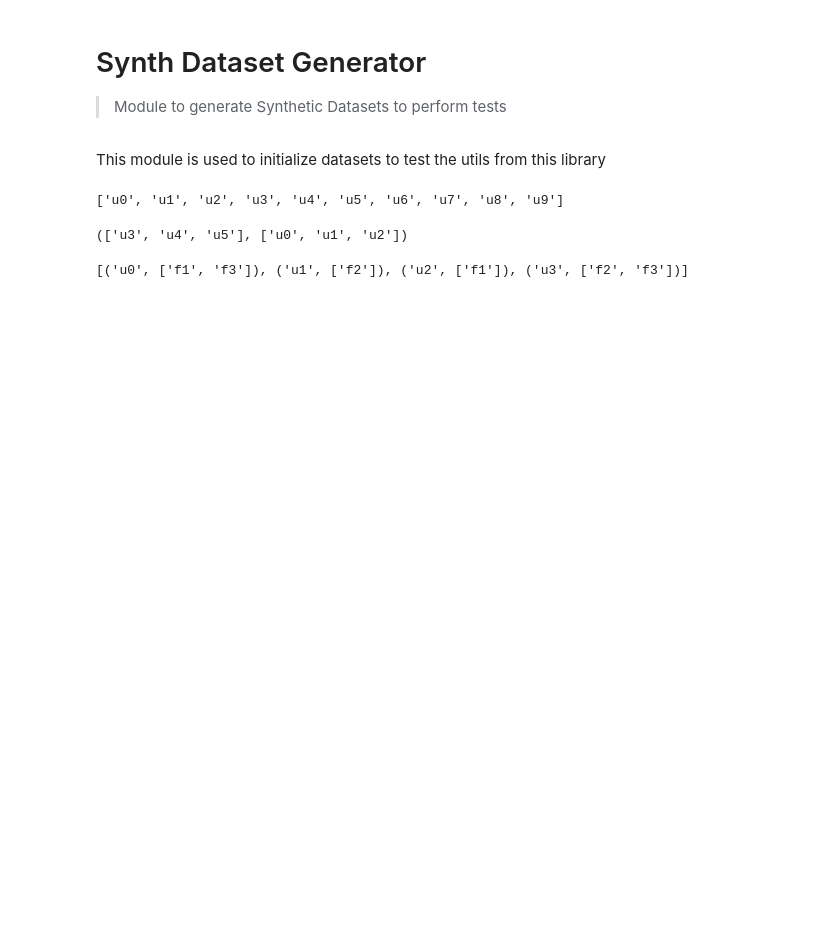
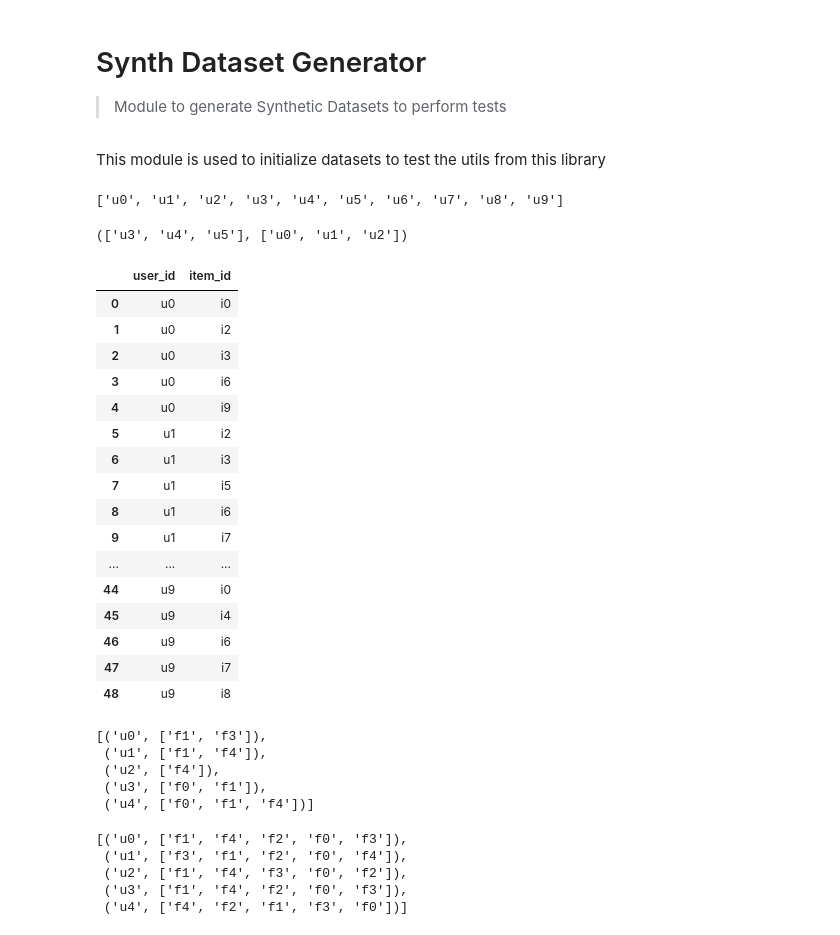
Before and after one commit to sgaseretto/hybrec, a Jupyter notebook: notebooks/01_synth_dataset.ipynb, the cells around one changed output. Cells and saved outputs as stored; diff of their text form; code cells hidden in the pictures; blank space fills up the shorter version.

```diff
--- a/notebooks/01_synth_dataset.ipynb
+++ b/notebooks/01_synth_dataset.ipynb
@@ -124,5 +179,24 @@ def build_interactions(l1:list,
 # %%
 # hide
-test_interactions = build_interactions(gen_values(prefix='u'), gen_values(prefix='i'))
+test_interactions = gen_interactions(gen_values(prefix='u'), gen_values(prefix='i'))
+test_interactions
+# %% [output]
+|  | user_id | item_id |
+| 0 | u0 | i0 |
+| 1 | u0 | i2 |
+| 2 | u0 | i3 |
+| 3 | u0 | i6 |
+| 4 | u0 | i9 |
+| 5 | u1 | i2 |
+| 6 | u1 | i3 |
+| 7 | u1 | i5 |
+| 8 | u1 | i6 |
+| 9 | u1 | i7 |
+| ... | ... | ... |
+| 44 | u9 | i0 |
+| 45 | u9 | i4 |
+| 46 | u9 | i6 |
+| 47 | u9 | i7 |
+| 48 | u9 | i8 |
 # %%
 # export
@@ -140,16 +214,36 @@ def build_metadata_from_df(metadata_interactions_df:pd.DataFrame, element_id_col
     return tuples
 # %%
 # hide
-user_metadata = build_interactions(gen_values(n_values=4, prefix='u'),
-                   gen_values(n_values=4, prefix='f'),
+user_metadata = gen_interactions(gen_values(n_values=5, prefix='u'),
+                   gen_values(n_values=5, prefix='f'),
                    l1_col_name='user_id',
                    l2_col_name='metadata_id',
                    sparsity=0.5
                   )
 
-build_metadata_from_df(user_metadata, 'user_id', 'metadata_id')
+gen_metadata_from_df(user_metadata, 'user_id', 'metadata_id')
 # %% [output]
-[('u0', ['f1', 'f3']), ('u1', ['f2']), ('u2', ['f1']), ('u3', ['f2', 'f3'])]
+[('u0', ['f1', 'f3']),
+ ('u1', ['f1', 'f4']),
+ ('u2', ['f4']),
+ ('u3', ['f0', 'f1']),
+ ('u4', ['f0', 'f1', 'f4'])]
+# %%
+# hide
+user_metadata = gen_interactions(gen_values(n_values=5, prefix='u'),
+                   gen_values(n_values=5, prefix='f'),
+                   l1_col_name='user_id',
+                   l2_col_name='metadata_id',
+                   fixed_length=10
+                  )
+
+gen_metadata_from_df(user_metadata, 'user_id', 'metadata_id')
+# %% [output]
+[('u0', ['f1', 'f4', 'f2', 'f0', 'f3']),
+ ('u1', ['f3', 'f1', 'f2', 'f0', 'f4']),
+ ('u2', ['f1', 'f4', 'f3', 'f0', 'f2']),
+ ('u3', ['f1', 'f4', 'f2', 'f0', 'f3']),
+ ('u4', ['f4', 'f2', 'f1', 'f3', 'f0'])]
 # %%
 # hide
 users = gen_values(prefix='u')
```
Also changed, not shown: parts of 11 cells of this notebook, 17 other files.
